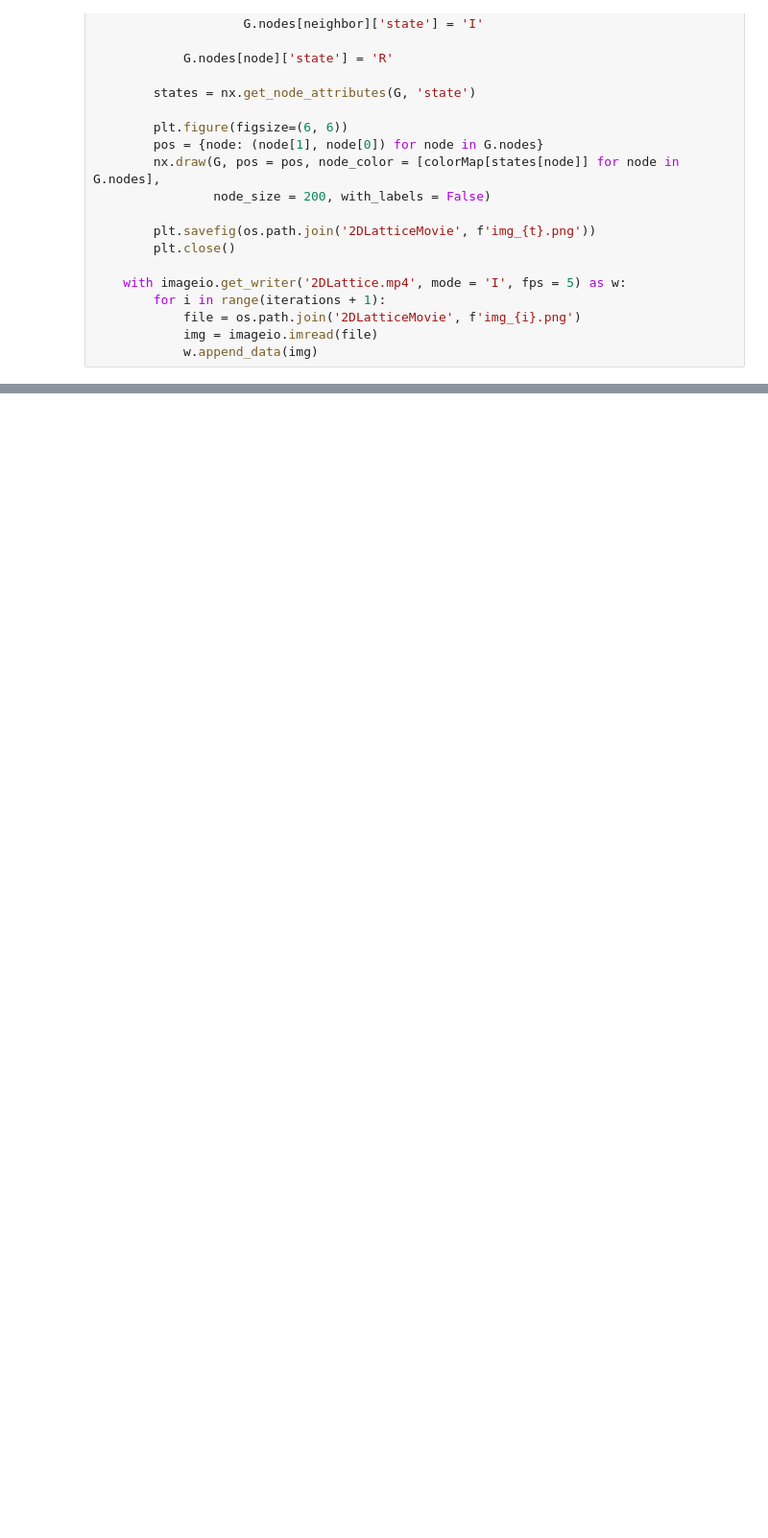
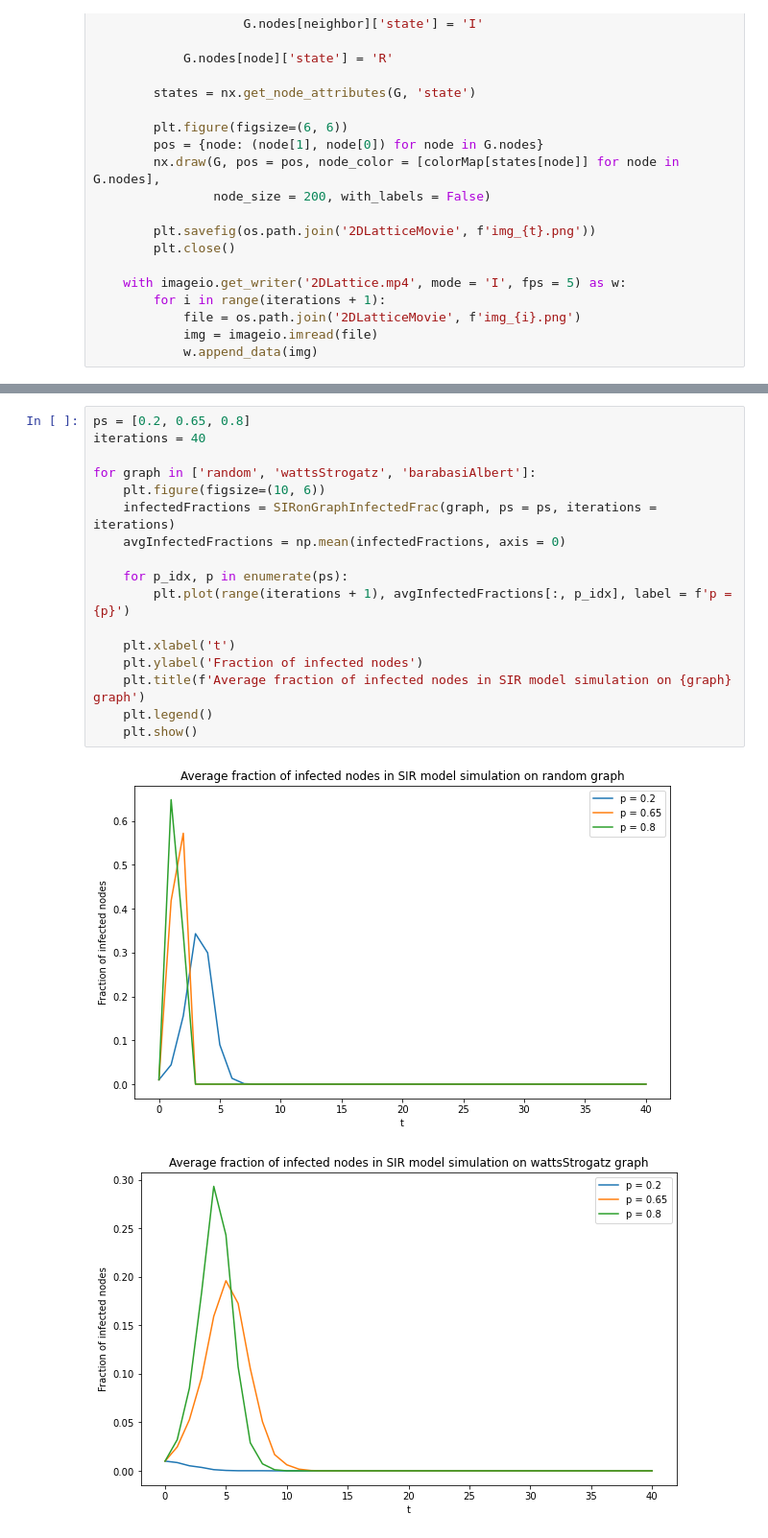
Before and after one commit to sjanus99/complexsystems, a Jupyter notebook: List5.ipynb, the cells around one changed output, grey strips where cells are left out. Shown at 96% size. Cells and saved outputs as stored; diff of their text form; blank space fills up the shorter version.

```diff
--- a/List5.ipynb
+++ b/List5.ipynb
@@ -382,0 +461,20 @@ SIRonLatticeGenerateMovie(xsize=10, ysize=10, p=0.65, iterations=50)
+# %%
+ps = [0.2, 0.65, 0.8]
+iterations = 40
+
+for graph in ['random', 'wattsStrogatz', 'barabasiAlbert']:
+    plt.figure(figsize=(10, 6))
+    infectedFractions = SIRonGraphInfectedFrac(graph, ps = ps, iterations = iterations)
+    avgInfectedFractions = np.mean(infectedFractions, axis = 0)
+
+    for p_idx, p in enumerate(ps):
+        plt.plot(range(iterations + 1), avgInfectedFractions[:, p_idx], label = f'p = {p}')
+
+    plt.xlabel('t')
+    plt.ylabel('Fraction of infected nodes')
+    plt.title(f'Average fraction of infected nodes in SIR model simulation on {graph} graph')
+    plt.legend()
+    plt.show()
+# %% [output]
+[figure, added]
+[figure, added]
```
Also changed, not shown: parts of 24 cells of this notebook.
